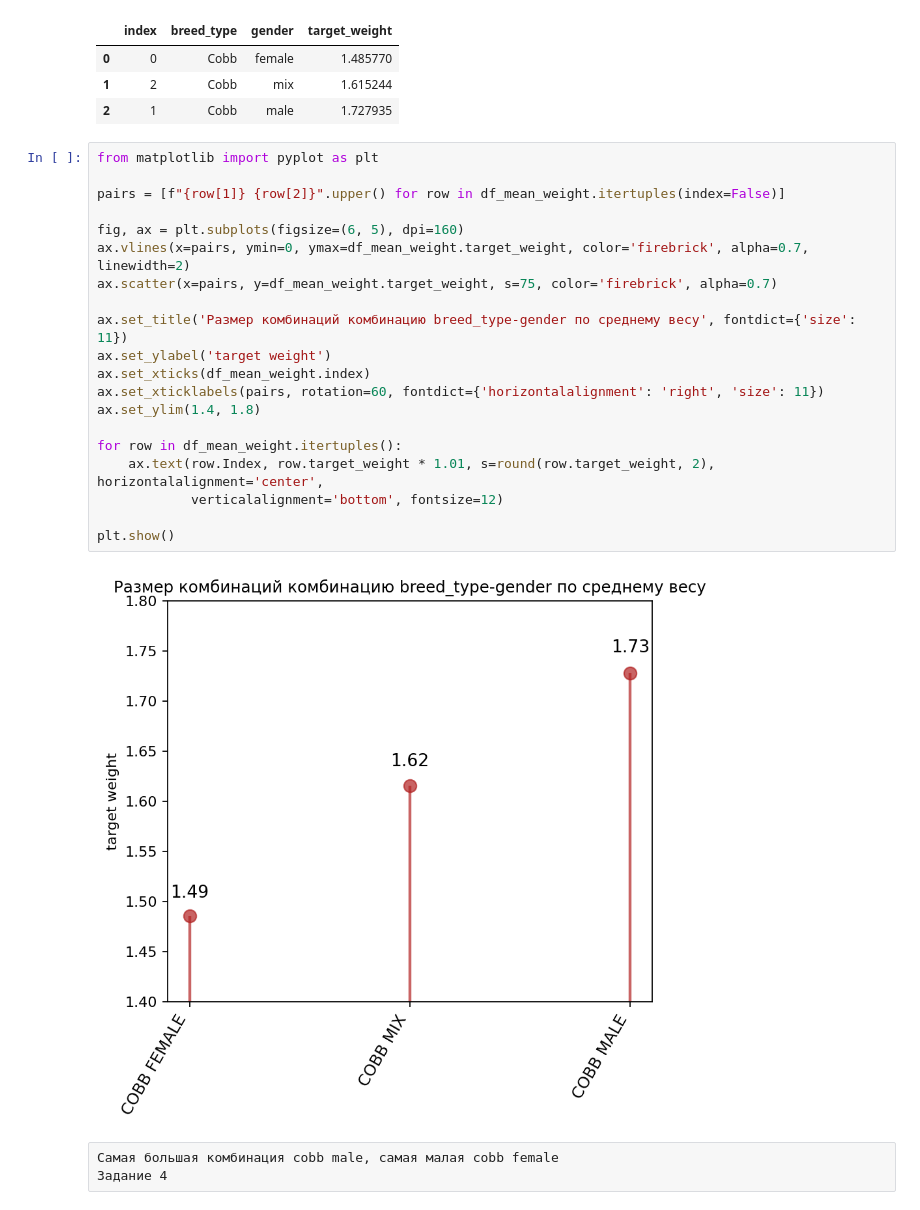
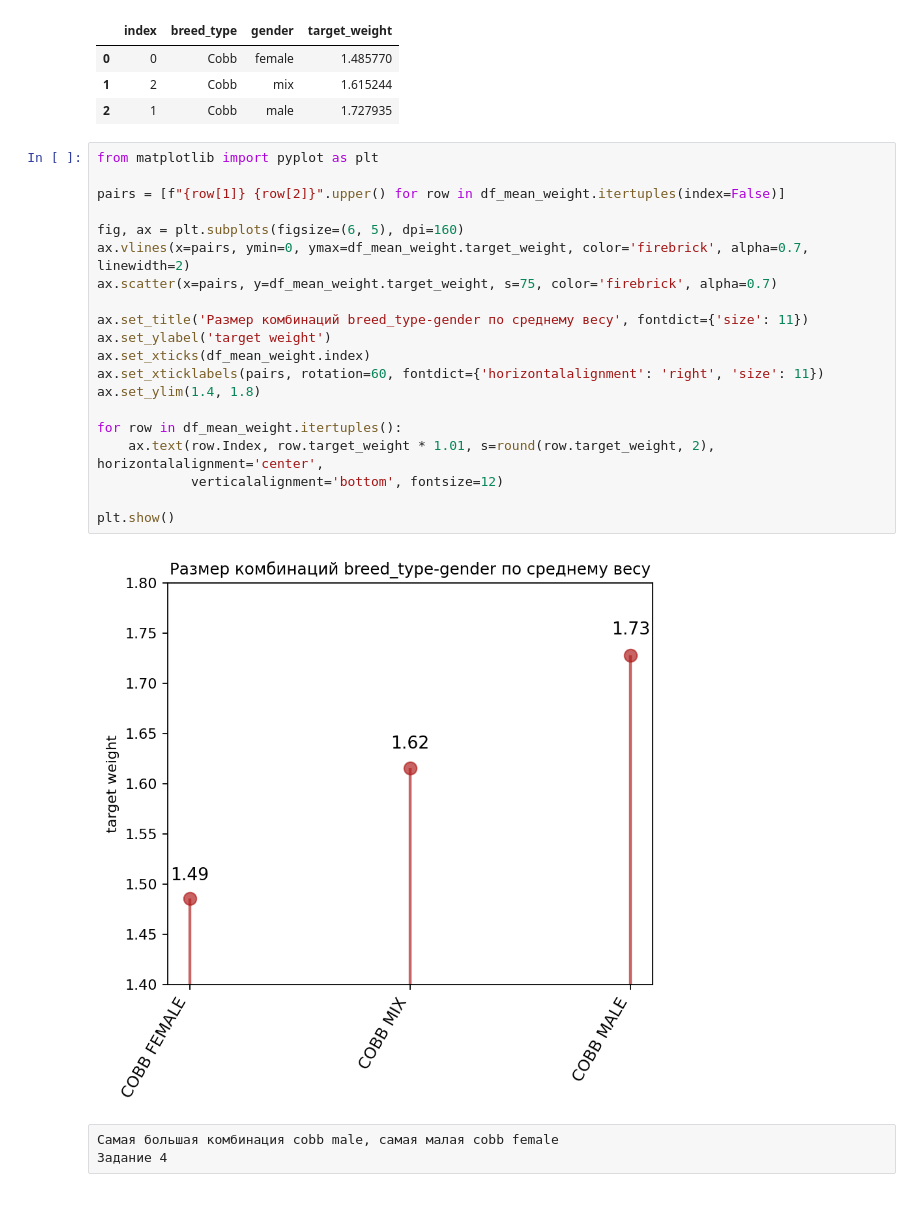
Before and after one commit to Makarov-Leonid/pawlin_tech_test_task, a Jupyter notebook: task_2_3_4.ipynb, the cells around one changed output. Cells and saved outputs as stored; diff of their text form.

```diff
--- a/task_2_3_4.ipynb
+++ b/task_2_3_4.ipynb
@@ -37,25 +46,25 @@ df_mean_weight
 # %%
 from matplotlib import pyplot as plt
 
 pairs = [f"{row[1]} {row[2]}".upper() for row in df_mean_weight.itertuples(index=False)]
 
 fig, ax = plt.subplots(figsize=(6, 5), dpi=160)
 ax.vlines(x=pairs, ymin=0, ymax=df_mean_weight.target_weight, color='firebrick', alpha=0.7, linewidth=2)
 ax.scatter(x=pairs, y=df_mean_weight.target_weight, s=75, color='firebrick', alpha=0.7)
 
-ax.set_title('Размер комбинаций комбинацию breed_type-gender по среднему весу', fontdict={'size': 11})
+ax.set_title('Размер комбинаций breed_type-gender по среднему весу', fontdict={'size': 11})
 ax.set_ylabel('target weight')
 ax.set_xticks(df_mean_weight.index)
 ax.set_xticklabels(pairs, rotation=60, fontdict={'horizontalalignment': 'right', 'size': 11})
 ax.set_ylim(1.4, 1.8)
 
 for row in df_mean_weight.itertuples():
     ax.text(row.Index, row.target_weight * 1.01, s=round(row.target_weight, 2), horizontalalignment='center',
             verticalalignment='bottom', fontsize=12)
 
 plt.show()
 # %% [output]
-[figure, old version]
+[figure, new version]
 # %% [raw]
 Самая большая комбинация cobb male, самая малая cobb female
 Задание 4
```
Also changed, not shown: parts of 4 cells of this notebook.
